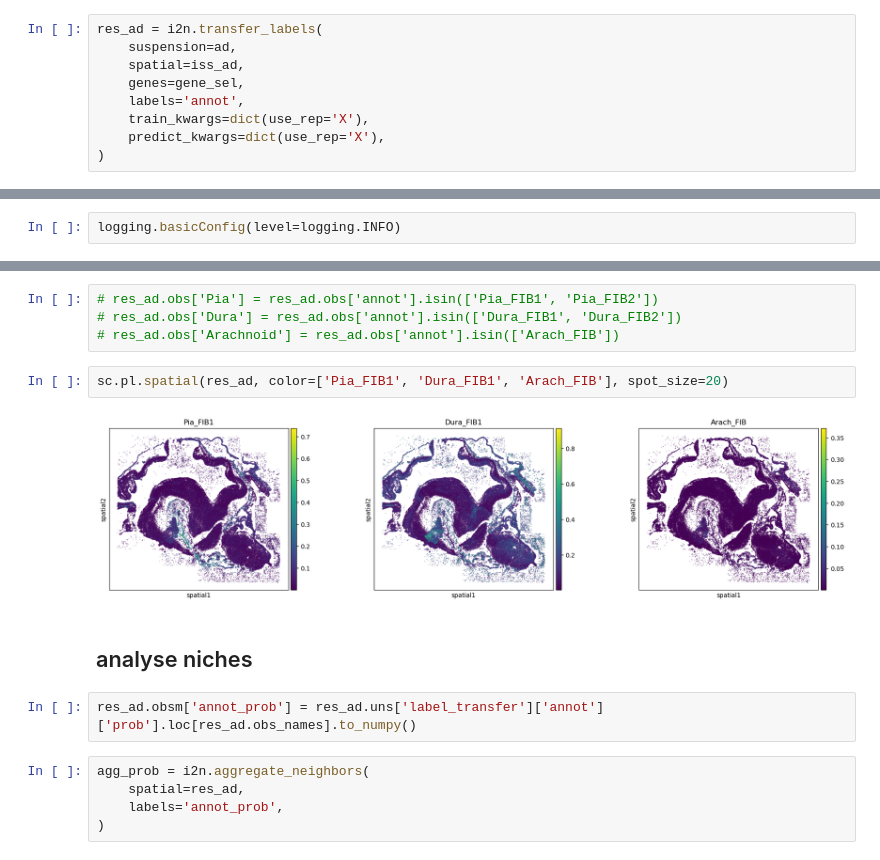
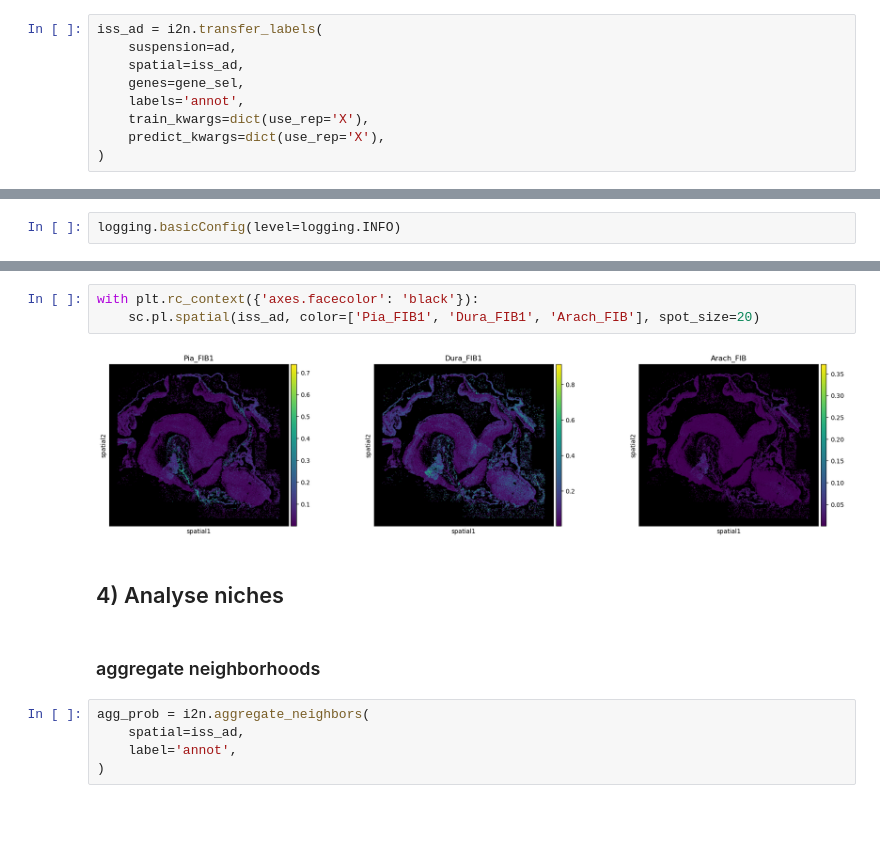
Before and after one commit to Teichlab/nichefinder, a Jupyter notebook: notebooks/test_iss2niche.ipynb, the cells around one changed output, grey strips where cells are left out. Cells and saved outputs as stored; diff of their text form; blank space fills up the shorter version.

```diff
--- a/notebooks/test_iss2niche.ipynb
+++ b/notebooks/test_iss2niche.ipynb
@@ -73,5 +87,5 @@ len(gene_sel)
 # %%
-res_ad = i2n.transfer_labels(
+iss_ad = i2n.transfer_labels(
     suspension=ad,
     spatial=iss_ad,
     genes=gene_sel,
@@ -130,20 +138,17 @@ sc.pl.spatial(res_ad, color='annot', spot_size=20)
 # %% [output]
 ... storing 'annot' as categorical
 [figure]
-# %%
-# res_ad.obs['Pia'] = res_ad.obs['annot'].isin(['Pia_FIB1', 'Pia_FIB2'])
-# res_ad.obs['Dura'] = res_ad.obs['annot'].isin(['Dura_FIB1', 'Dura_FIB2'])
-# res_ad.obs['Arachnoid'] = res_ad.obs['annot'].isin(['Arach_FIB'])
 # %%
-sc.pl.spatial(res_ad, color=['Pia_FIB1', 'Dura_FIB1', 'Arach_FIB'], spot_size=20)
+with plt.rc_context({'axes.facecolor': 'black'}):
+    sc.pl.spatial(iss_ad, color=['Pia_FIB1', 'Dura_FIB1', 'Arach_FIB'], spot_size=20)
 # %% [output]
-[figure, old version]
+[figure, new version]
 # %% [markdown]
-## analyse niches
+## 4) Analyse niches
-# %%
-res_ad.obsm['annot_prob'] = res_ad.uns['label_transfer']['annot']['prob'].loc[res_ad.obs_names].to_numpy()
+# %% [markdown]
+### aggregate neighborhoods
 # %%
 agg_prob = i2n.aggregate_neighbors(
-    spatial=res_ad,
-    labels='annot_prob',
+    spatial=iss_ad,
+    label='annot',
 )
```
Also changed, not shown: parts of 26 cells of this notebook, 3 other files.
